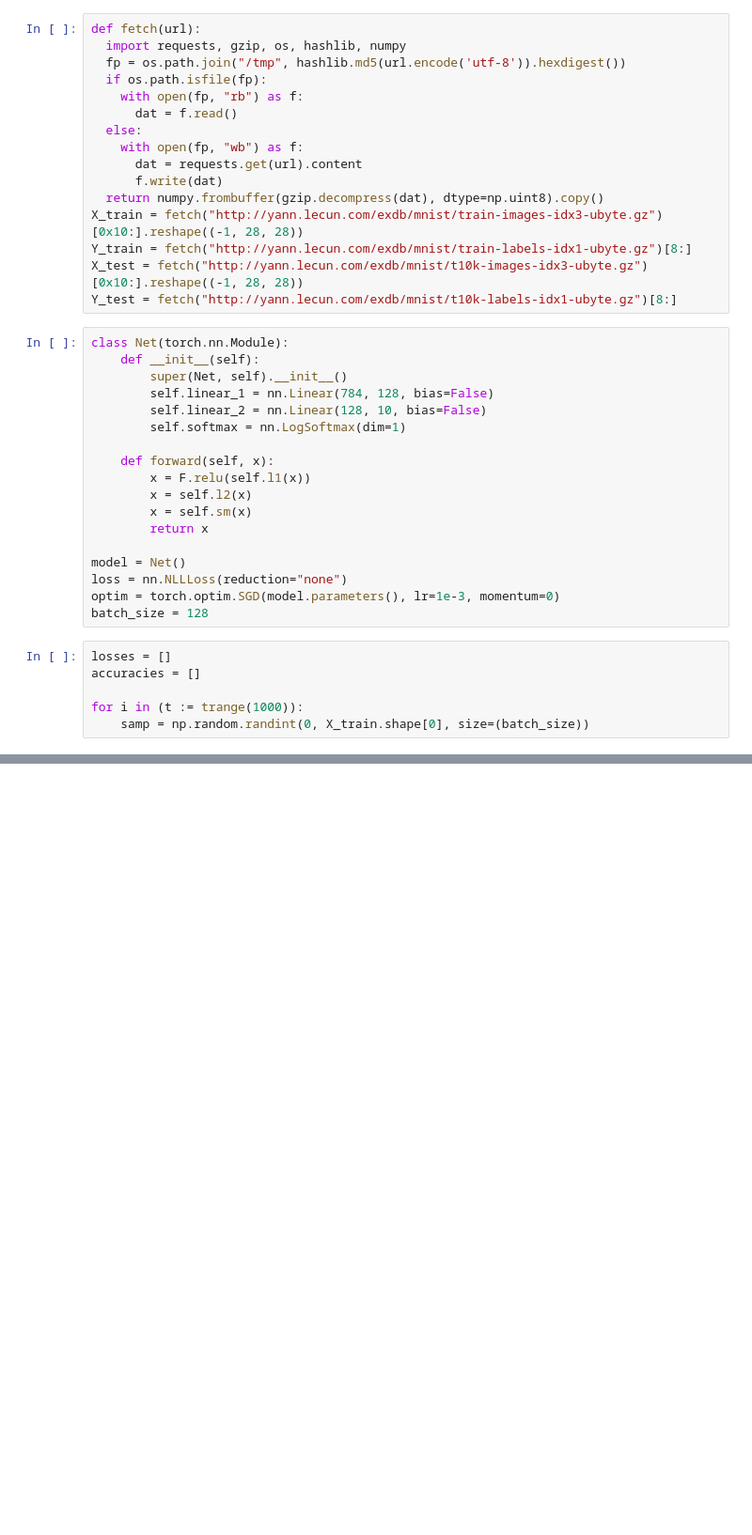
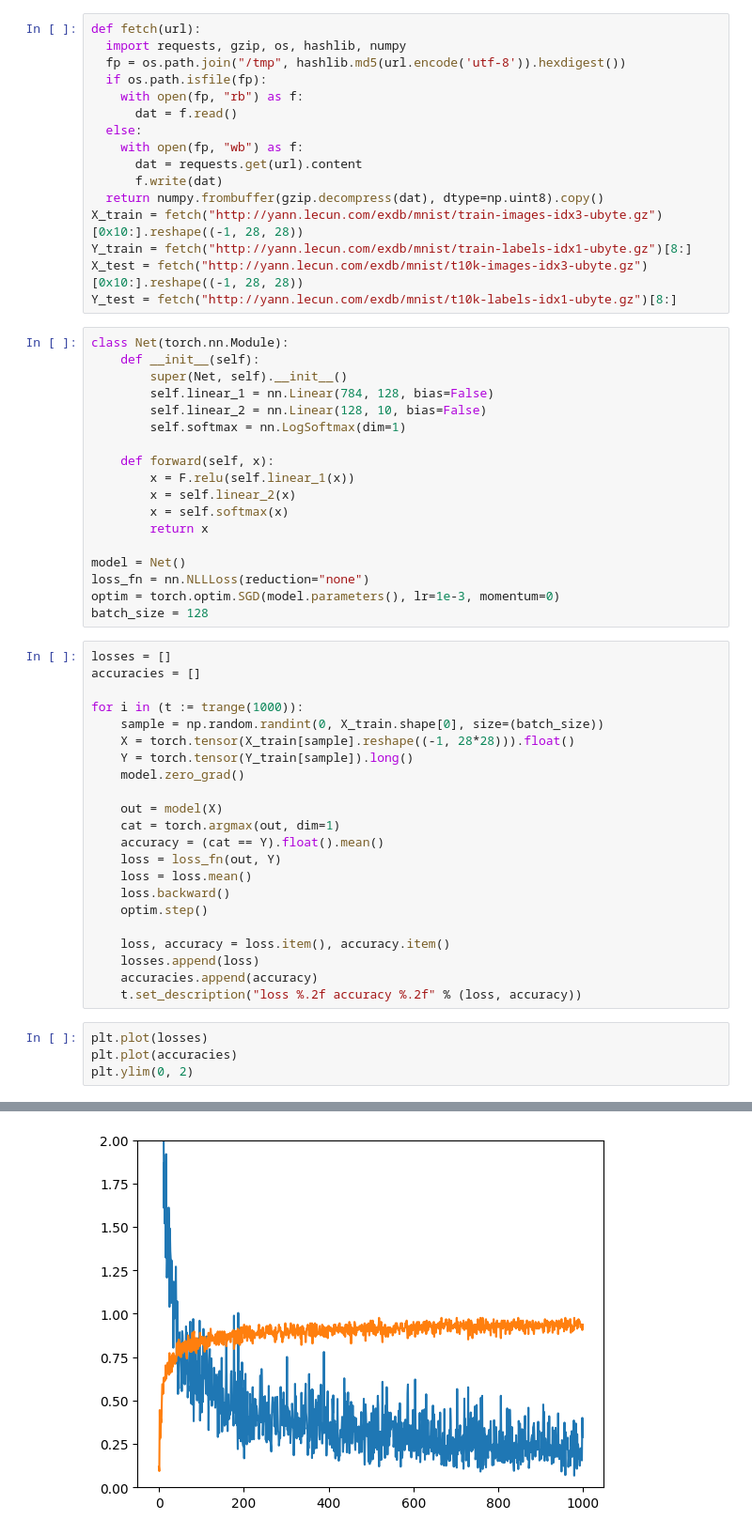
Before and after one commit to hf-chow/ml, a Jupyter notebook: mnist_torch.ipynb, the cells around one changed output, grey strips where cells are left out. Shown: that part at 94% size. Saved outputs shown, nothing was run; the diff lists cells and outputs as text; blank space fills up the shorter version.

```diff
--- a/mnist_torch.ipynb
+++ b/mnist_torch.ipynb
@@ -39,18 +41,39 @@ class Net(torch.nn.Module):
         self.softmax = nn.LogSoftmax(dim=1)
 
     def forward(self, x):
-        x = F.relu(self.l1(x))
-        x = self.l2(x)
-        x = self.sm(x)
+        x = F.relu(self.linear_1(x))
+        x = self.linear_2(x)
+        x = self.softmax(x)
         return x
 
 model = Net()
-loss = nn.NLLLoss(reduction="none")
+loss_fn = nn.NLLLoss(reduction="none")
 optim = torch.optim.SGD(model.parameters(), lr=1e-3, momentum=0)
 batch_size = 128
-# %%
-losses = []
-accuracies = []
-
-for i in (t := trange(1000)):
-    samp = np.random.randint(0, X_train.shape[0], size=(batch_size))
+# %%
+losses = []
+accuracies = []
+
+for i in (t := trange(1000)):
+    sample = np.random.randint(0, X_train.shape[0], size=(batch_size))
+    X = torch.tensor(X_train[sample].reshape((-1, 28*28))).float()
+    Y = torch.tensor(Y_train[sample]).long()
+    model.zero_grad()
+
+    out = model(X)
+    cat = torch.argmax(out, dim=1)
+    accuracy = (cat == Y).float().mean()
+    loss = loss_fn(out, Y)
+    loss = loss.mean()
+    loss.backward()
+    optim.step()
+
+    loss, accuracy = loss.item(), accuracy.item()
+    losses.append(loss)
+    accuracies.append(accuracy)
+    t.set_description("loss %.2f accuracy %.2f" % (loss, accuracy))
+# %%
+plt.plot(losses)
+plt.plot(accuracies)
+plt.ylim(0, 2)
+# %% [output]
@@ -56,0 +81 @@ for i in (t := trange(1000)):
+[figure, added]
```
Also changed, not shown: parts of 2 cells of this notebook, 1 other file.
